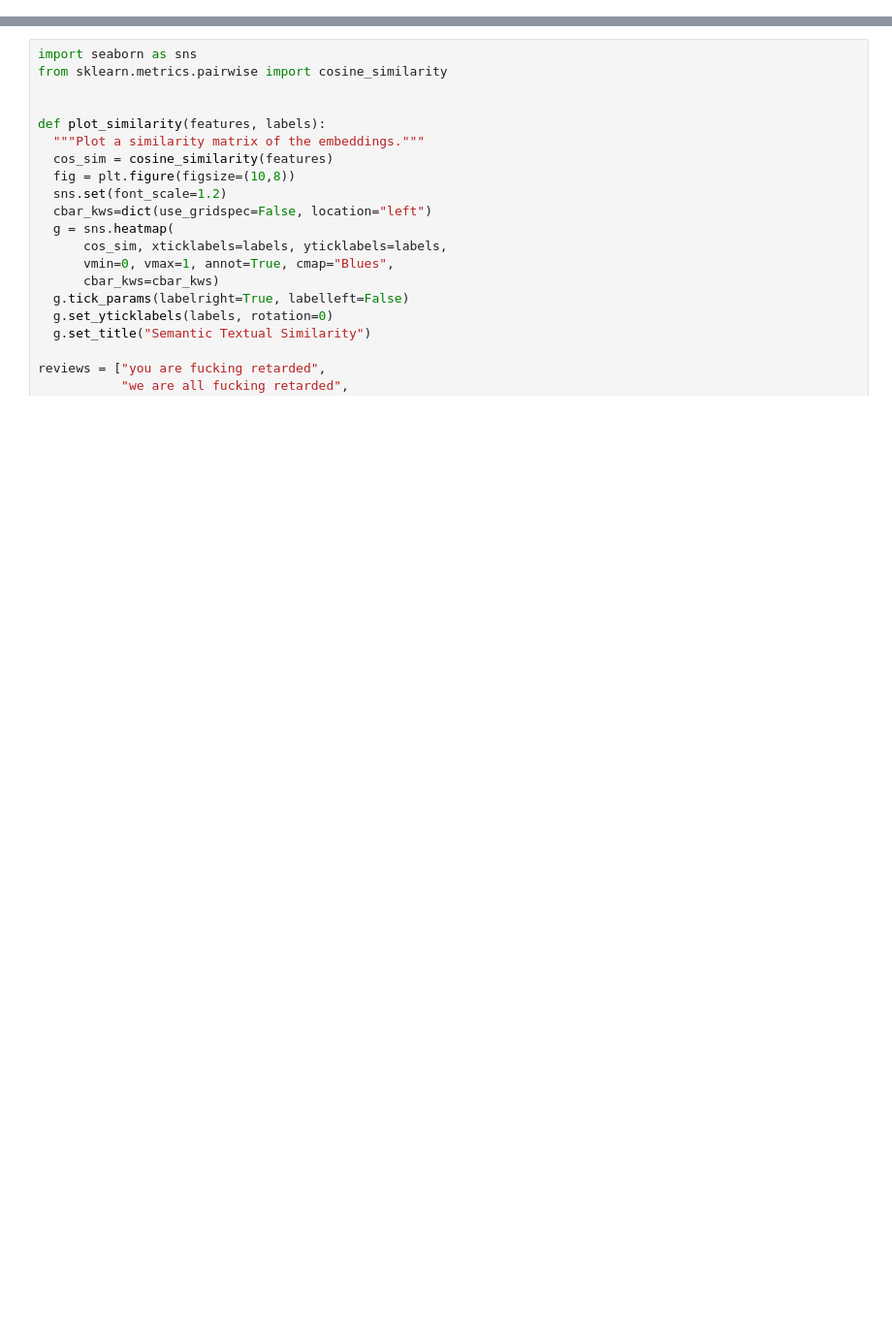
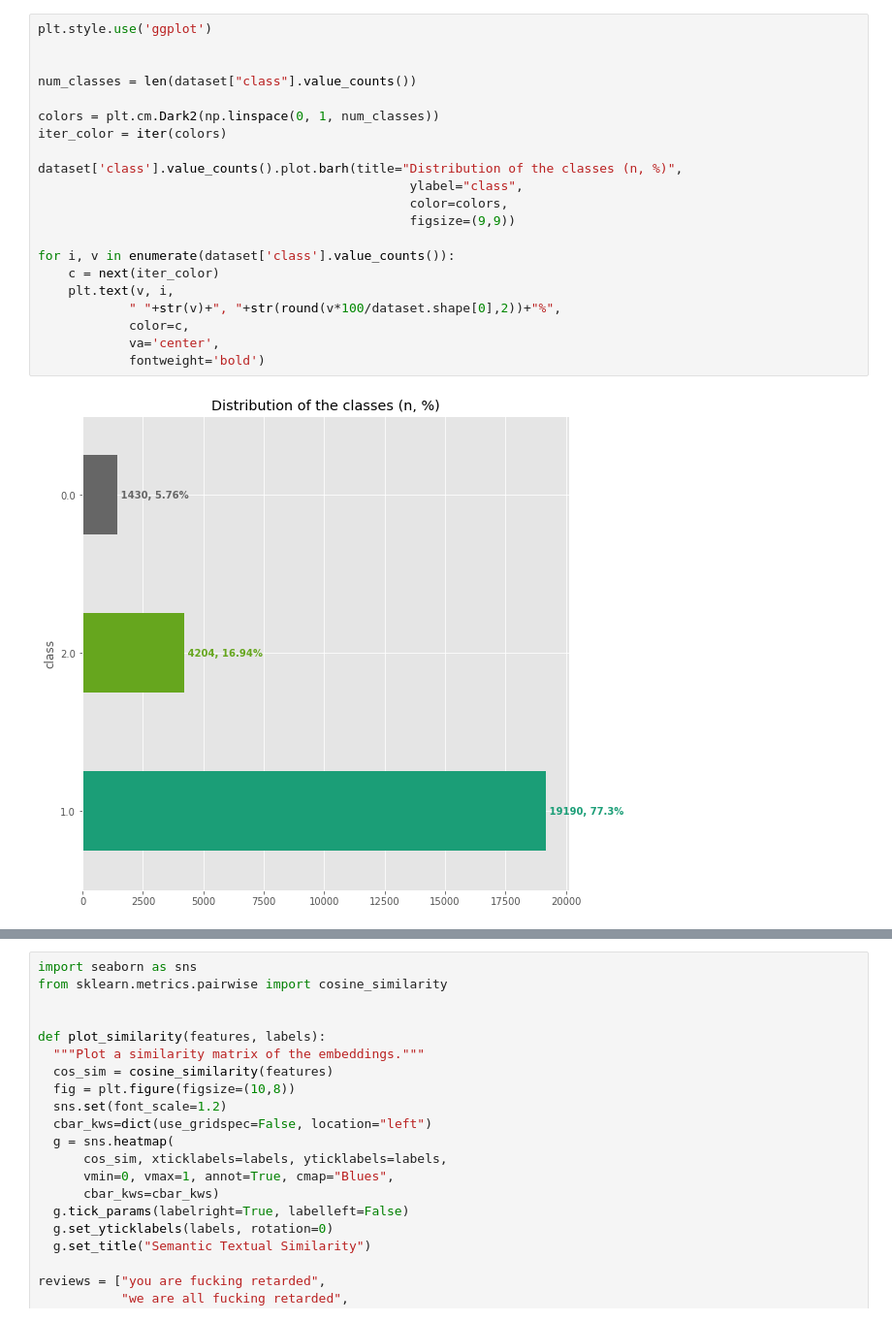
Before and after one commit to Meapy/FYP---Realtime-hatespeech-detection-on-discord-messages, a Jupyter notebook: Prototype3/main.ipynb, the cells around one changed output, grey strips where cells are left out. Shown at 97% size. Drawn from its saved outputs; the diff is of its cells as text; blank space fills up the shorter version.

```diff
--- a/Prototype3/main.ipynb
+++ b/Prototype3/main.ipynb
@@ -141,3 +136,26 @@ dataset.iloc[-40:]
+# %%
+plt.style.use('ggplot')
+
+
+num_classes = len(dataset["class"].value_counts())
+
+colors = plt.cm.Dark2(np.linspace(0, 1, num_classes))
+iter_color = iter(colors)
+
+dataset['class'].value_counts().plot.barh(title="Distribution of the classes (n, %)",
+                                                 ylabel="class",
+                                                 color=colors,
+                                                 figsize=(9,9))
+
+for i, v in enumerate(dataset['class'].value_counts()):
+    c = next(iter_color)
+    plt.text(v, i,
+            " "+str(v)+", "+str(round(v*100/dataset.shape[0],2))+"%",
+            color=c,
+            va='center',
+            fontweight='bold')
+# %% [output]
+[figure, added]
 # %%
 import tensorflow as tf
 from sklearn.model_selection import train_test_split
```
Also changed, not shown: parts of 12 cells of this notebook, 5 other files.
